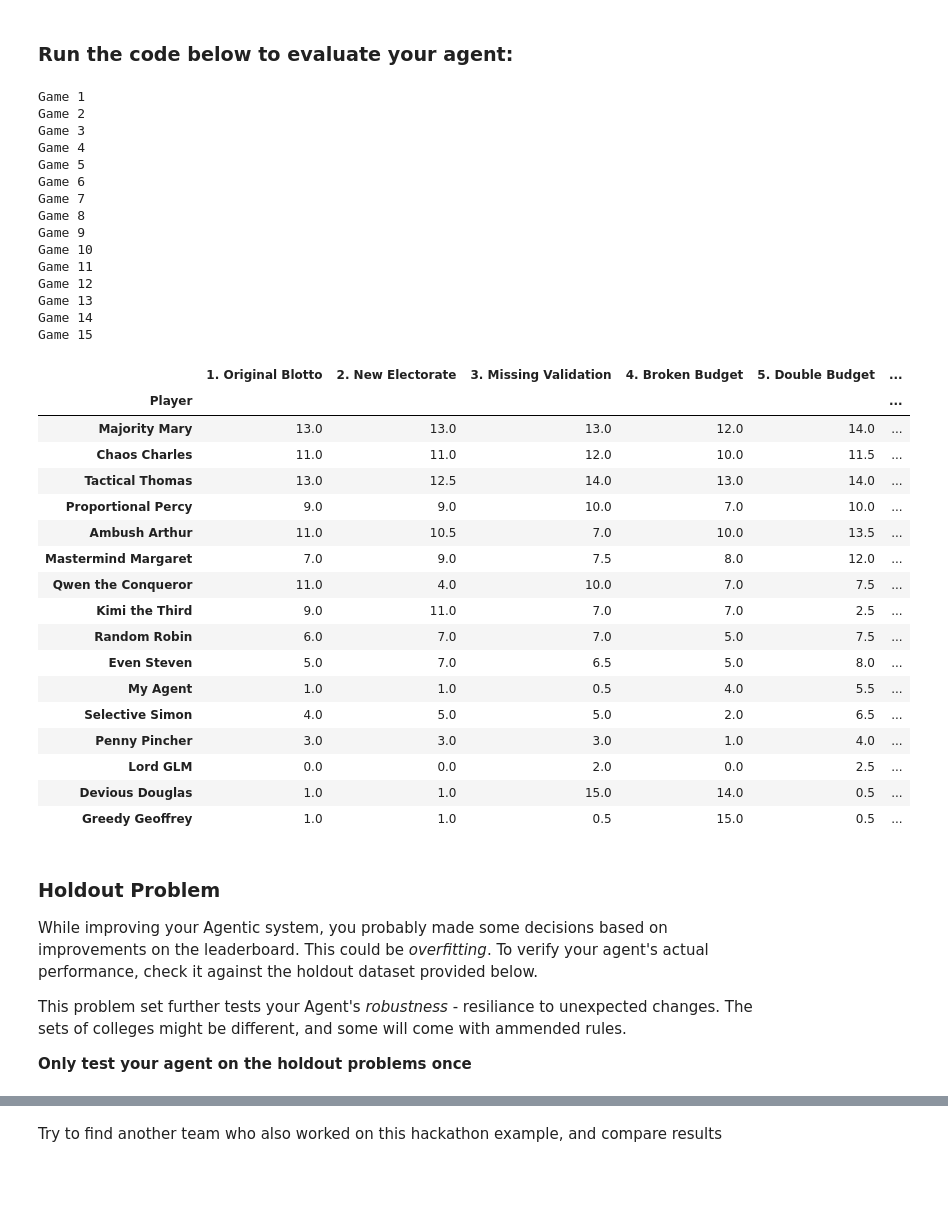
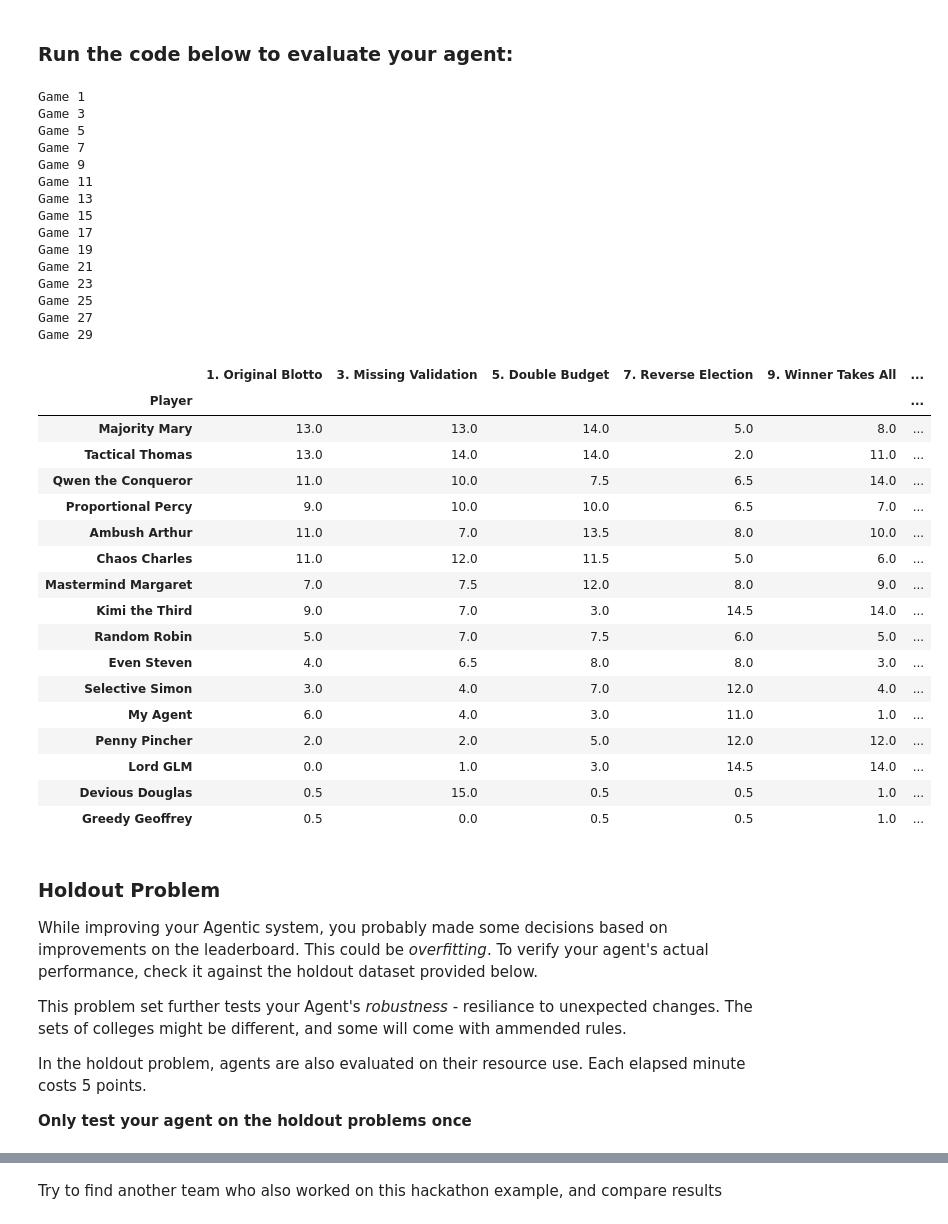
Before and after one commit to acceleratescience/hands-on-agentic-ai, a Jupyter notebook: hackathon/blotto.ipynb, the cells around one changed output, grey strips where cells are left out. Saved outputs shown, nothing was run; the diff lists cells and outputs as text; code cells hidden in the pictures; blank space fills up the shorter version.

```diff
--- a/hackathon/blotto.ipynb
+++ b/hackathon/blotto.ipynb
@@ -146,7 +149,7 @@ from pathlib import Path
 
 results = {}
 
-for game_file in sorted((p for p in Path("blotto").glob("game_*.json") if int(p.stem.split("_")[-1]) <= 15), key=lambda p: int(p.stem.split("_")[-1])):
+for game_file in sorted((p for p in Path("blotto").glob("game_*.json") if int(p.stem.split("_")[-1]) % 2 == 1), key=lambda p: int(p.stem.split("_")[-1])):
     number = game_file.stem.split("_")[-1]
     print(f'Game {number}')
     players_file = game_file.with_name(f"players_{number}.json")
@@ -164,58 +167,58 @@ for game_file in sorted((p for p in Path("blotto").glob("game_*.json") if int(p.
         for name2, allocation2 in players.items():
             if name1 == name2:
                 continue
             scores[name1] += evaluate(allocation1, allocation2, game["college_fellows"])
 
     results[f"{number}. {game['name']}"] = scores
 
 df = pd.DataFrame(results).fillna(0)
 df["Total"] = df.sum(axis=1)
 df = df.sort_values("Total", ascending=False)
 df.index.name = "Player"
 
 display(
     df.style.format("{:.1f}")
     .apply(lambda row: ["color: red; font-weight: bold" if row.name == "My Agent" else "" for _ in row], axis=1)
     .map_index(lambda x: "color: red; font-weight: bold" if x == "My Agent" else "", axis=0)
     .set_table_styles([
         {"selector": "th.col_heading", "props": [("writing-mode", "vertical-rl"), ("transform", "rotate(180deg)"), ("height", "180px"), ("vertical-align", "bottom"), ("white-space", "nowrap")]},
         {"selector": "td", "props": [("min-width", "45px"), ("text-align", "center")]}
     ])
 )
 # %% [output]
 Game 1
-Game 2
 Game 3
-Game 4
 Game 5
-Game 6
 Game 7
-Game 8
 Game 9
-Game 10
 Game 11
-Game 12
 Game 13
-Game 14
 Game 15
+Game 17
+Game 19
+Game 21
+Game 23
+Game 25
+Game 27
+Game 29
-|  | 1. Original Blotto | 2. New Electorate | 3. Missing Validation | 4. Broken Budget | 5. Double Budget | ... |
+|  | 1. Original Blotto | 3. Missing Validation | 5. Double Budget | 7. Reverse Election | 9. Winner Takes All | ... |
 | Player |  |  |  |  |  | ... |
-| Majority Mary | 13.0 | 13.0 | 13.0 | 12.0 | 14.0 | ... |
-| Chaos Charles | 11.0 | 11.0 | 12.0 | 10.0 | 11.5 | ... |
-| Tactical Thomas | 13.0 | 12.5 | 14.0 | 13.0 | 14.0 | ... |
-| Proportional Percy | 9.0 | 9.0 | 10.0 | 7.0 | 10.0 | ... |
-| Ambush Arthur | 11.0 | 10.5 | 7.0 | 10.0 | 13.5 | ... |
-| Mastermind Margaret | 7.0 | 9.0 | 7.5 | 8.0 | 12.0 | ... |
-| Qwen the Conqueror | 11.0 | 4.0 | 10.0 | 7.0 | 7.5 | ... |
-| Kimi the Third | 9.0 | 11.0 | 7.0 | 7.0 | 2.5 | ... |
-| Random Robin | 6.0 | 7.0 | 7.0 | 5.0 | 7.5 | ... |
-| Even Steven | 5.0 | 7.0 | 6.5 | 5.0 | 8.0 | ... |
-| My Agent | 1.0 | 1.0 | 0.5 | 4.0 | 5.5 | ... |
-| Selective Simon | 4.0 | 5.0 | 5.0 | 2.0 | 6.5 | ... |
-| Penny Pincher | 3.0 | 3.0 | 3.0 | 1.0 | 4.0 | ... |
-| Lord GLM | 0.0 | 0.0 | 2.0 | 0.0 | 2.5 | ... |
-| Devious Douglas | 1.0 | 1.0 | 15.0 | 14.0 | 0.5 | ... |
-| Greedy Geoffrey | 1.0 | 1.0 | 0.5 | 15.0 | 0.5 | ... |
+| Majority Mary | 13.0 | 13.0 | 14.0 | 5.0 | 8.0 | ... |
+| Tactical Thomas | 13.0 | 14.0 | 14.0 | 2.0 | 11.0 | ... |
+| Qwen the Conqueror | 11.0 | 10.0 | 7.5 | 6.5 | 14.0 | ... |
+| Proportional Percy | 9.0 | 10.0 | 10.0 | 6.5 | 7.0 | ... |
+| Ambush Arthur | 11.0 | 7.0 | 13.5 | 8.0 | 10.0 | ... |
+| Chaos Charles | 11.0 | 12.0 | 11.5 | 5.0 | 6.0 | ... |
+| Mastermind Margaret | 7.0 | 7.5 | 12.0 | 8.0 | 9.0 | ... |
+| Kimi the Third | 9.0 | 7.0 | 3.0 | 14.5 | 14.0 | ... |
+| Random Robin | 5.0 | 7.0 | 7.5 | 6.0 | 5.0 | ... |
+| Even Steven | 4.0 | 6.5 | 8.0 | 8.0 | 3.0 | ... |
+| Selective Simon | 3.0 | 4.0 | 7.0 | 12.0 | 4.0 | ... |
+| My Agent | 6.0 | 4.0 | 3.0 | 11.0 | 1.0 | ... |
+| Penny Pincher | 2.0 | 2.0 | 5.0 | 12.0 | 12.0 | ... |
+| Lord GLM | 0.0 | 1.0 | 3.0 | 14.5 | 14.0 | ... |
+| Devious Douglas | 0.5 | 15.0 | 0.5 | 0.5 | 1.0 | ... |
+| Greedy Geoffrey | 0.5 | 0.0 | 0.5 | 0.5 | 1.0 | ... |
 # %% [markdown]
 ### Holdout Problem
 
@@ -223,6 +226,8 @@ While improving your Agentic system, you probably made some decisions based on i
 
 This problem set further tests your Agent's *robustness* - resiliance to unexpected changes. The sets of colleges might be different, and some will come with ammended rules.
 
+In the holdout problem, agents are also evaluated on their resource use. Each elapsed minute costs 5 points.
+
 **Only test your agent on the holdout problems once**
 # %%
 import json
```
Also changed, not shown: parts of 3 cells of this notebook.
